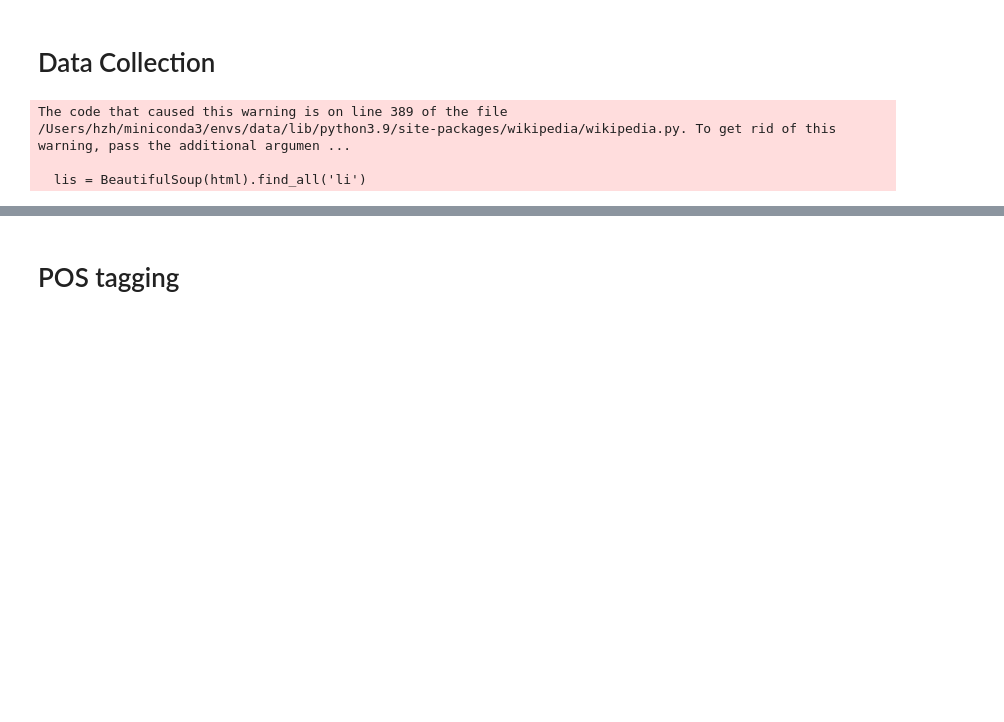
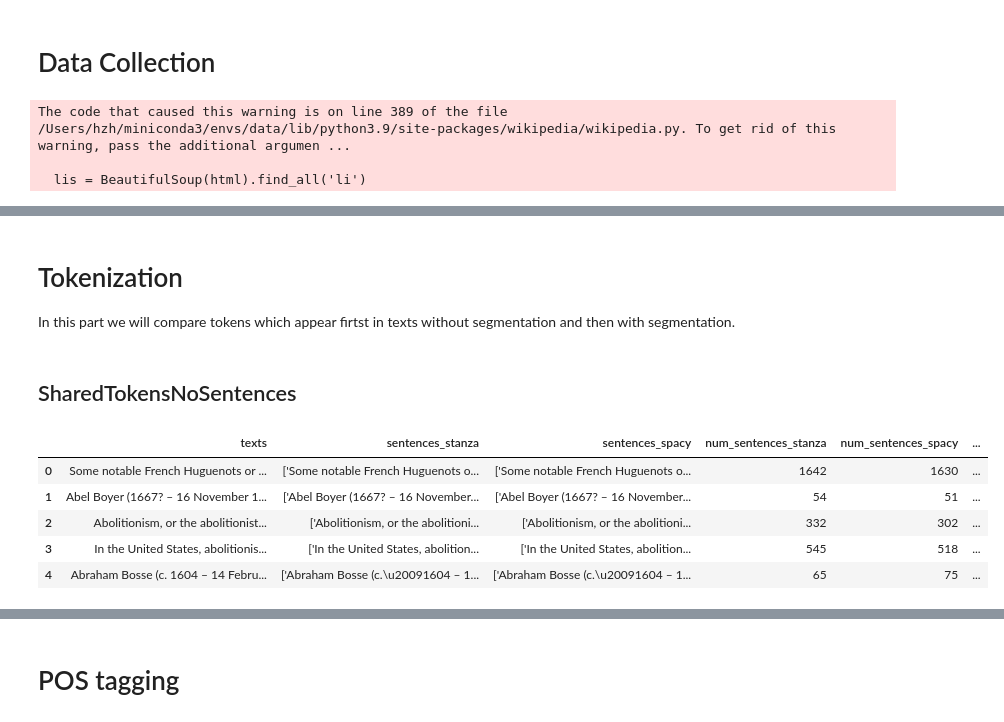
Before and after one commit to AnnaTokareff/data-science-project, a Jupyter notebook: part_2.ipynb, the cells around one changed output, grey strips where cells are left out. Saved outputs shown, nothing was run; the diff lists cells and outputs as text; code cells hidden in the pictures; blank space fills up the shorter version.

```diff
--- a/part_2.ipynb
+++ b/part_2.ipynb
@@ -96,0 +210,6 @@ df.to_csv('part2_dataset.csv', index=False)
+# %% [markdown]
+# Tokenization
+
+In this part we will compare tokens which appear firtst in texts without segmentation and then with segmentation.
+# %% [markdown]
+## SharedTokensNoSentences
@@ -96,0 +240,10 @@ df.to_csv('part2_dataset.csv', index=False)
+# %%
+df_processed = pd.read_csv("part2_processed_dataset.csv")
+df_processed.head(5)
+# %% [output]
+|  | texts | sentences_stanza | sentences_spacy | num_sentences_stanza | num_sentences_spacy | ... |
+| 0 | Some notable French Huguenots or ... | ['Some notable French Huguenots o... | ['Some notable French Huguenots o... | 1642 | 1630 | ... |
+| 1 | Abel Boyer (1667? – 16 November 1... | ['Abel Boyer (1667? – 16 November... | ['Abel Boyer (1667? – 16 November... | 54 | 51 | ... |
+| 2 | Abolitionism, or the abolitionist... | ['Abolitionism, or the abolitioni... | ['Abolitionism, or the abolitioni... | 332 | 302 | ... |
+| 3 | In the United States, abolitionis... | ['In the United States, abolition... | ['In the United States, abolition... | 545 | 518 | ... |
+| 4 | Abraham Bosse (c. 1604 – 14 Febru... | ['Abraham Bosse (c.\u20091604 – 1... | ['Abraham Bosse (c.\u20091604 – 1... | 65 | 75 | ... |
```
Also changed, not shown: parts of 22 cells of this notebook, 1 other file.
